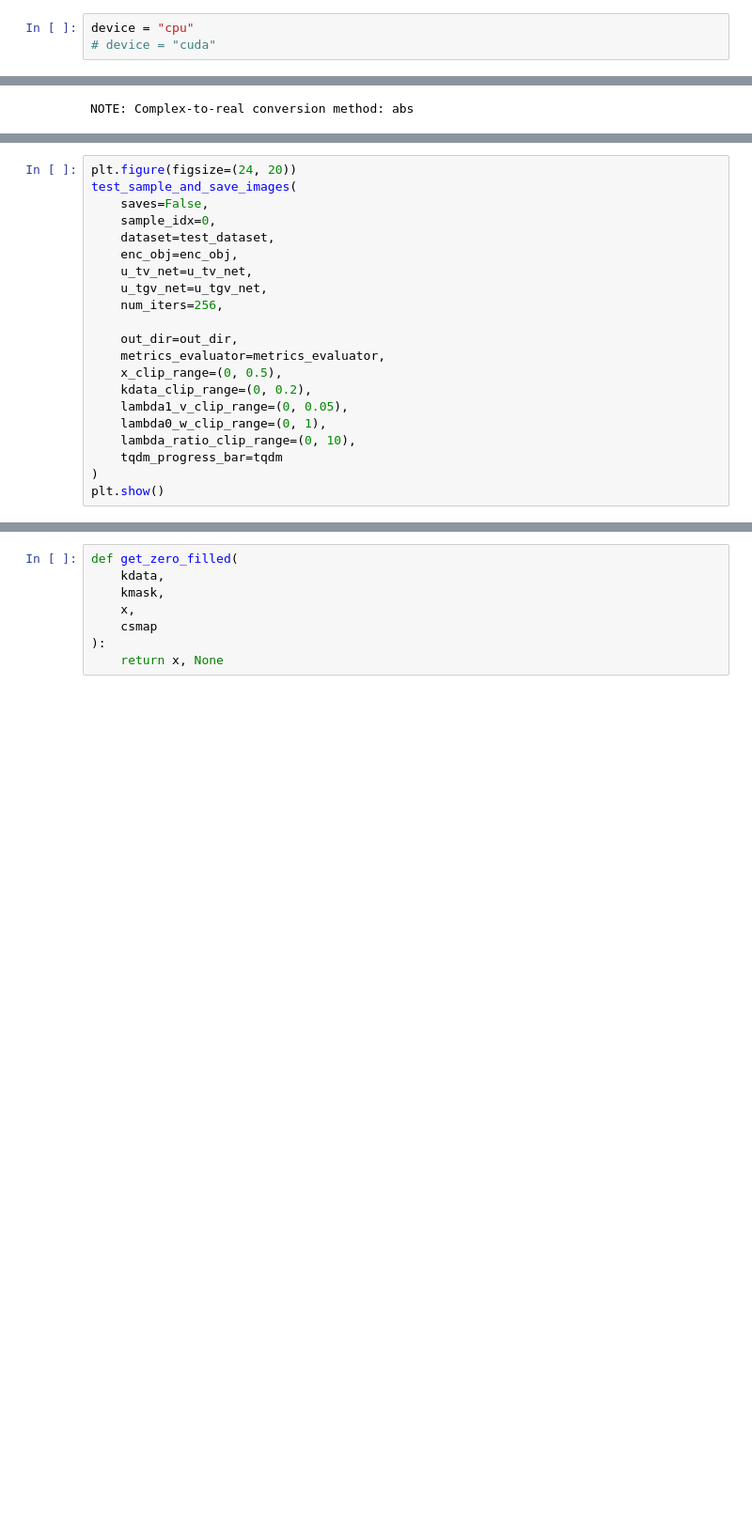
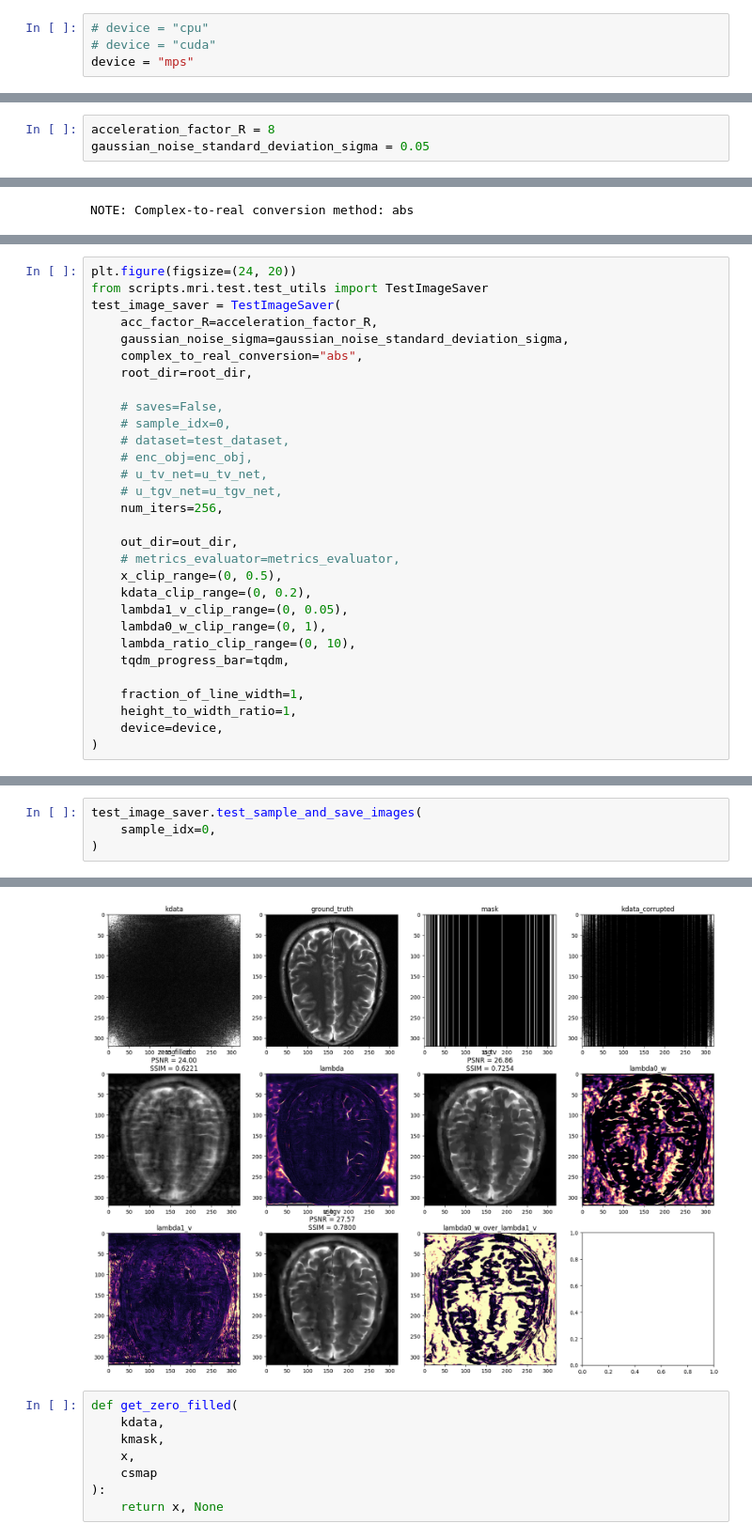
Before and after one commit to trung-vt/LearningRegularizationParametersForTGV, a Jupyter notebook: scripts/mri/test_example.ipynb, the cells around one changed output, grey strips where cells are left out. Shown at 94% size. Drawn from its saved outputs; the diff is of its cells as text; blank space fills up the shorter version.

```diff
--- a/scripts/mri/test_example.ipynb
+++ b/scripts/mri/test_example.ipynb
@@ -22,8 +21,9 @@ from utils.data_util import DataUtil as GeneralDataUtil
 from encoding_objects.cart_2d_enc_obj import Cart2DEncObj
 from utils.metrics import ImageMetricsEvaluator
 # %%
-device = "cpu"
+# device = "cpu"
 # device = "cuda"
+device = "mps"
 # %%
 root_dir = mkp("..", "..")
 # %%
@@ -54,4 +62,7 @@ print(f"U-TGV tau: {u_tgv_net.tau}")
 # %% [output]
 U-TGV sigma: 0.16954700648784637
 U-TGV tau: 0.6553410887718201
+# %%
+acceleration_factor_R = 8
+gaussian_noise_standard_deviation_sigma = 0.05
 # %%
@@ -91,22 +107,31 @@ Output directory: cuda
 # %%
 plt.figure(figsize=(24, 20))
-test_sample_and_save_images(
-    saves=False,
-    sample_idx=0,
-    dataset=test_dataset,
-    enc_obj=enc_obj,
-    u_tv_net=u_tv_net,
-    u_tgv_net=u_tgv_net,
+from scripts.mri.test.test_utils import TestImageSaver
+test_image_saver = TestImageSaver(
+    acc_factor_R=acceleration_factor_R,
+    gaussian_noise_sigma=gaussian_noise_standard_deviation_sigma,
+    complex_to_real_conversion="abs",
+    root_dir=root_dir,
+
+    # saves=False,
+    # sample_idx=0,
+    # dataset=test_dataset,
+    # enc_obj=enc_obj,
+    # u_tv_net=u_tv_net,
+    # u_tgv_net=u_tgv_net,
     num_iters=256,
 
     out_dir=out_dir,
-    metrics_evaluator=metrics_evaluator,
+    # metrics_evaluator=metrics_evaluator,
     x_clip_range=(0, 0.5),
     kdata_clip_range=(0, 0.2),
     lambda1_v_clip_range=(0, 0.05),
     lambda0_w_clip_range=(0, 1),
     lambda_ratio_clip_range=(0, 10),
-    tqdm_progress_bar=tqdm
+    tqdm_progress_bar=tqdm,
+
+    fraction_of_line_width=1,
+    height_to_width_ratio=1,
+    device=device,
 )
-plt.show()
 # %% [output]
@@ -133,0 +156,5 @@ Saving lambda0_w_over_lambda1_v image
+# %%
+test_image_saver.test_sample_and_save_images(
+    sample_idx=0,
+)
+# %% [output]
@@ -134,3 +181,4 @@ Saving lambda0_w_over_lambda1_v image
+[figure, added]
 # %%
 def get_zero_filled(
     kdata,
```
Also changed, not shown: parts of 8 cells of this notebook, 1 other file.
